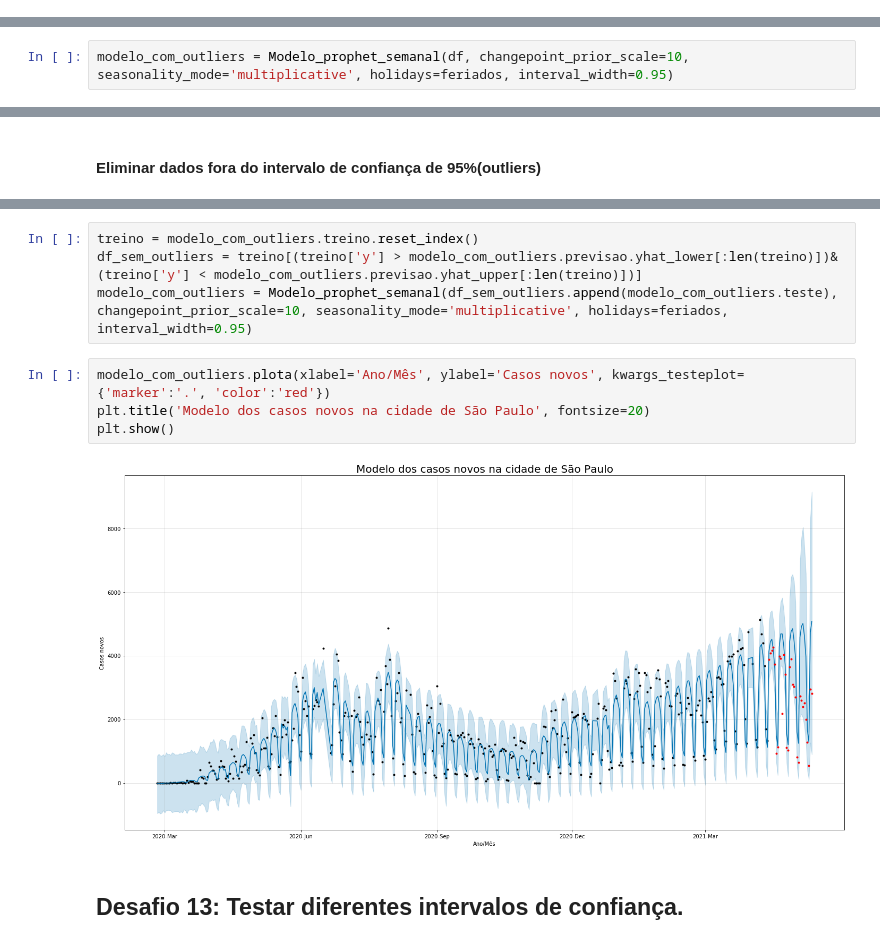
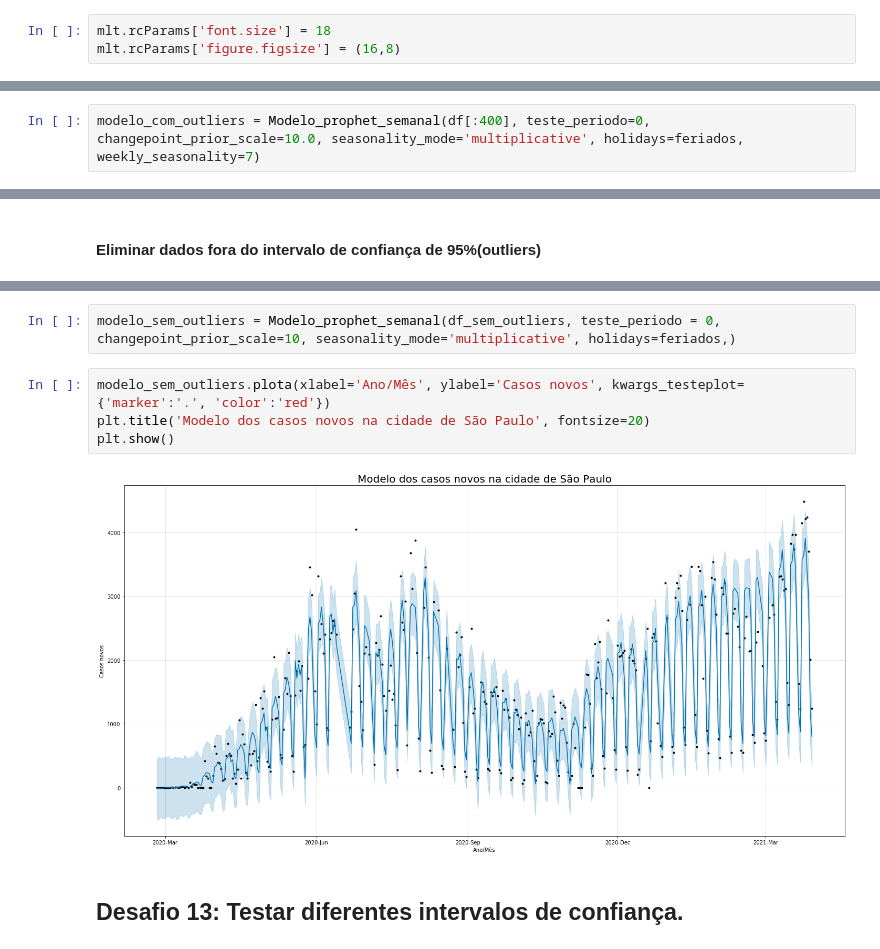
Before and after one commit to PedroHCAlmeida/Bootcamp_alura, a Jupyter notebook: Modulo_3/Aula5.ipynb, the cells around one changed output, grey strips where cells are left out. Drawn from its saved outputs; the diff is of its cells as text.

```diff
--- a/Modulo_3/Aula5.ipynb
+++ b/Modulo_3/Aula5.ipynb
@@ -12,3 +10,6 @@ import matplotlib.pyplot as plt
+# %%
+mlt.rcParams['font.size'] = 18
+mlt.rcParams['figure.figsize'] = (16,8)
 # %%
 dados_sp = pd.read_csv('dados/dados_covid_sp', parse_dates=['datahora'])
 # %%
@@ -73,4 +74,4 @@ feriados_sp_2021 = pd.DataFrame({
 
 feriados = pd.concat((feriados_sp_2020, feriados_sp_2021)) #união das informações
 # %%
-modelo_com_outliers = Modelo_prophet_semanal(df, changepoint_prior_scale=10, seasonality_mode='multiplicative', holidays=feriados, interval_width=0.95)
+modelo_com_outliers = Modelo_prophet_semanal(df[:400], teste_periodo=0, changepoint_prior_scale=10.0, seasonality_mode='multiplicative', holidays=feriados, weekly_seasonality=7)
@@ -81,12 +102,10 @@ INFO:numexpr.utils:NumExpr defaulting to 4 threads.
 # %%
-treino = modelo_com_outliers.treino.reset_index()
-df_sem_outliers = treino[(treino['y'] > modelo_com_outliers.previsao.yhat_lower[:len(treino)])&(treino['y'] < modelo_com_outliers.previsao.yhat_upper[:len(treino)])]
-modelo_com_outliers = Modelo_prophet_semanal(df_sem_outliers.append(modelo_com_outliers.teste), changepoint_prior_scale=10, seasonality_mode='multiplicative', holidays=feriados, interval_width=0.95)
+modelo_sem_outliers = Modelo_prophet_semanal(df_sem_outliers, teste_periodo = 0, changepoint_prior_scale=10, seasonality_mode='multiplicative', holidays=feriados,)
 # %%
-modelo_com_outliers.plota(xlabel='Ano/Mês', ylabel='Casos novos', kwargs_testeplot={'marker':'.', 'color':'red'})
+modelo_sem_outliers.plota(xlabel='Ano/Mês', ylabel='Casos novos', kwargs_testeplot={'marker':'.', 'color':'red'})
 plt.title('Modelo dos casos novos na cidade de São Paulo', fontsize=20)
 plt.show()
 # %% [output]
-[figure, old version]
+[figure, new version]
 # %% [markdown]
 ## Desafio 13: Testar diferentes intervalos de confiança.
```
Also changed, not shown: parts of 12 cells of this notebook, 1 other file.
